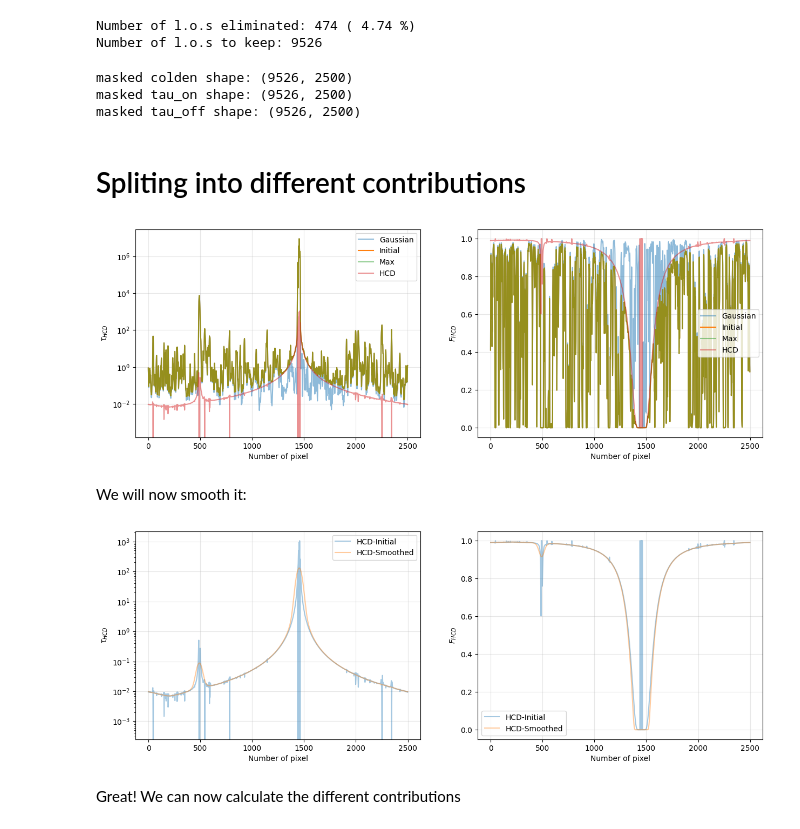
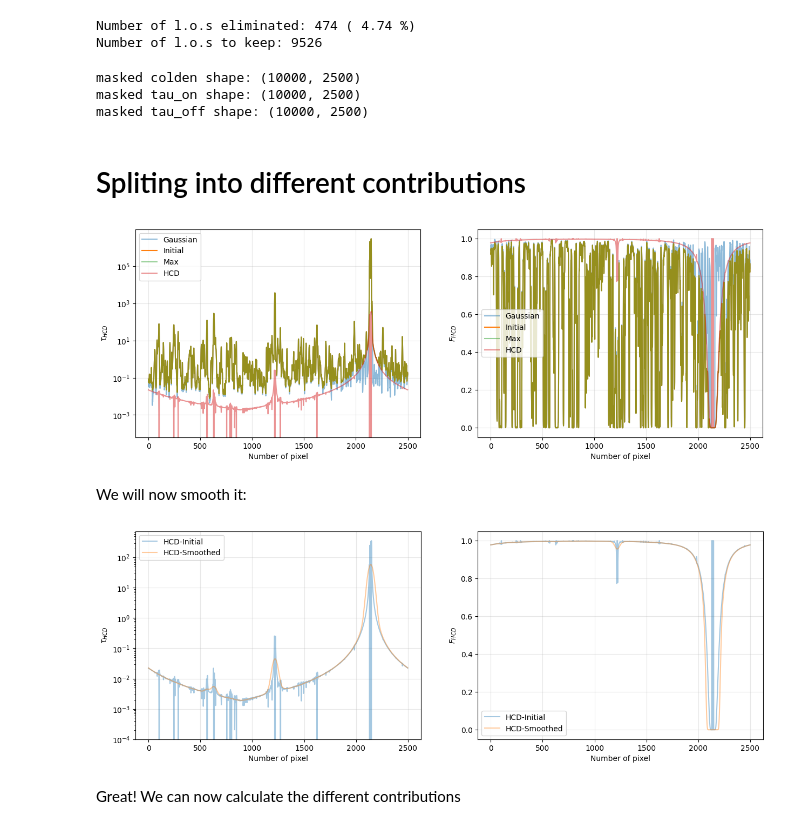
Before and after one commit to andreufont/astrid_hcd, a Jupyter notebook: SimulationFields/Deltas.ipynb, the cells around one changed output. Saved outputs shown, nothing was run; the diff lists cells and outputs as text; code cells hidden in the pictures.

```diff
--- a/SimulationFields/Deltas.ipynb
+++ b/SimulationFields/Deltas.ipynb
@@ -97,7 +97,10 @@ def div_box(Nbox, Nsk, Np, *arrays):
     """
 
     mb_per_side = int(np.sqrt(Nbox))  # Number of miniboxes per side
-    mb_size = Nsk // mb_per_side  # Number of skewers per side inside each minibox
+    if mb_per_side**2 != Nbox:
+        raise ValueError("Nbox must be a perfect square")
+
+    mb_size = Nsk // mb_per_side  # Number of skewers per side inside each
 
     # Computing slices
     slices = []
@@ -109,6 +112,10 @@ def div_box(Nbox, Nsk, Np, *arrays):
 
     results = []
     for arr in arrays:
+
+        if arr.shape != (Nsk**2, Np):
+            raise ValueError(f"Expected shape {(Nsk**2, Np)}, got {arr.shape}")
+
         grid = arr.reshape(Nsk, Nsk, Np)
         new_array = np.zeros((Nbox, mb_size**2, Np))
         for mb_id, (imin, imax, jmin, jmax) in enumerate(slices):
@@ -117,10 +124,10 @@ def div_box(Nbox, Nsk, Np, *arrays):
 
         results.append(new_array)
 
-    return results
+    return results, mb_size
 # %%
 Nbox = 25
-colden_mb, tau_on_mb, tau_off_mb = div_box(Nbox, Nsk, Np, colden, tau_on, tau_off)
+(colden_mb, tau_on_mb, tau_off_mb), _ = div_box(Nbox, Nsk, Np, colden, tau_on, tau_off)
 print('New data shape:', colden_mb.shape)
 del colden, tau_on, tau_off
 # %% [output]
@@ -169,50 +177,48 @@ print('Number of l.o.s to keep:', mask.sum())
 Number of l.o.s eliminated: 474 ( 4.74 %)
 Number of l.o.s to keep: 9526
 # %%
-colden_mask = colden[mask]
-tau_on_mask = tau_on[mask]
-tau_off_mask = tau_off[mask]
+colden_mask = np.where(mask[:, None], colden, np.nan)
+tau_on_mask = np.where(mask[:, None], tau_on, np.nan)
+tau_off_mask = np.where(mask[:, None], tau_off, np.nan)
 print('masked colden shape:', colden_mask.shape)
 print('masked tau_on shape:', tau_on_mask.shape)
 print('masked tau_off shape:', tau_off_mask.shape)
-
-del colden, tau_on, tau_off
 # %% [output]
-masked colden shape: (9526, 2500)
-masked tau_on shape: (9526, 2500)
-masked tau_off shape: (9526, 2500)
+masked colden shape: (10000, 2500)
+masked tau_on shape: (10000, 2500)
+masked tau_off shape: (10000, 2500)
 # %% [markdown]
 # Spliting into different contributions
 # %%
-tau_max = np.amax(np.array([tau_on_mask, tau_off_mask]), axis=0)
-tau_hcd_init = tau_max - tau_off_mask  # only when a pixel has been influenced by an hcd it will have tau_hcd different than 0
+tau_max = np.maximum(tau_on, tau_off)
+tau_hcd_init = tau_max - tau_off  # only when a pixel has been influenced by an hcd it will have tau_hcd different than 0
 # %%
-plt_skw = 785  # Just an interesting skewer to plot
+plt_skw = 4  # Just an interesting skewer to plot
 # %%
 plt.figure(figsize=(15, 5))
 
 plt.subplot(1, 2, 1)
-plt.plot(tau_off_mask[plt_skw, :], alpha=0.5, label='Gaussian')
-plt.plot(tau_on_mask[plt_skw, :], label='Initial')
+plt.plot(tau_off[plt_skw, :], alpha=0.5, label='Gaussian')
+plt.plot(tau_on[plt_skw, :], label='Initial')
 plt.plot(tau_max[plt_skw, :], alpha=0.5, label='Max')
 plt.plot(tau_hcd_init[plt_skw, :], alpha=0.5, label='HCD')
 plt.xlabel('Number of pixel')
 plt.ylabel(r'$\tau_{HCD}$')
 plt.yscale('log')
 plt.legend()
 plt.grid(alpha=0.3);
 
 plt.subplot(1, 2, 2)
-plt.plot(np.exp(-tau_off_mask[plt_skw, :]), alpha=0.5, label='Gaussian')
-plt.plot(np.exp(-tau_on_mask[plt_skw, :]), label='Initial')
+plt.plot(np.exp(-tau_off[plt_skw, :]), alpha=0.5, label='Gaussian')
+plt.plot(np.exp(-tau_on[plt_skw, :]), label='Initial')
 plt.plot(np.exp(-tau_max[plt_skw, :]), alpha=0.5, label='Max')
 plt.plot(np.exp(-tau_hcd_init[plt_skw, :]), alpha=0.5, label='HCD')
 plt.xlabel('Number of pixel')
 plt.ylabel(r'$F_{HCD}$')
 plt.legend()
 plt.grid(alpha=0.3);
 # %% [output]
-[figure, old version]
+[figure, new version]
 # %% [markdown]
 We will now smooth it:
 # %%
@@ -240,7 +246,7 @@ plt.ylabel(r'$F_{HCD}$')
 plt.legend()
 plt.grid(alpha=0.3);
 # %% [output]
-[figure, old version]
+[figure, new version]
 # %% [markdown]
 Great! We can now calculate the different contributions
 # %%
```
Also changed, not shown: parts of 11 cells of this notebook, 4 other files.
